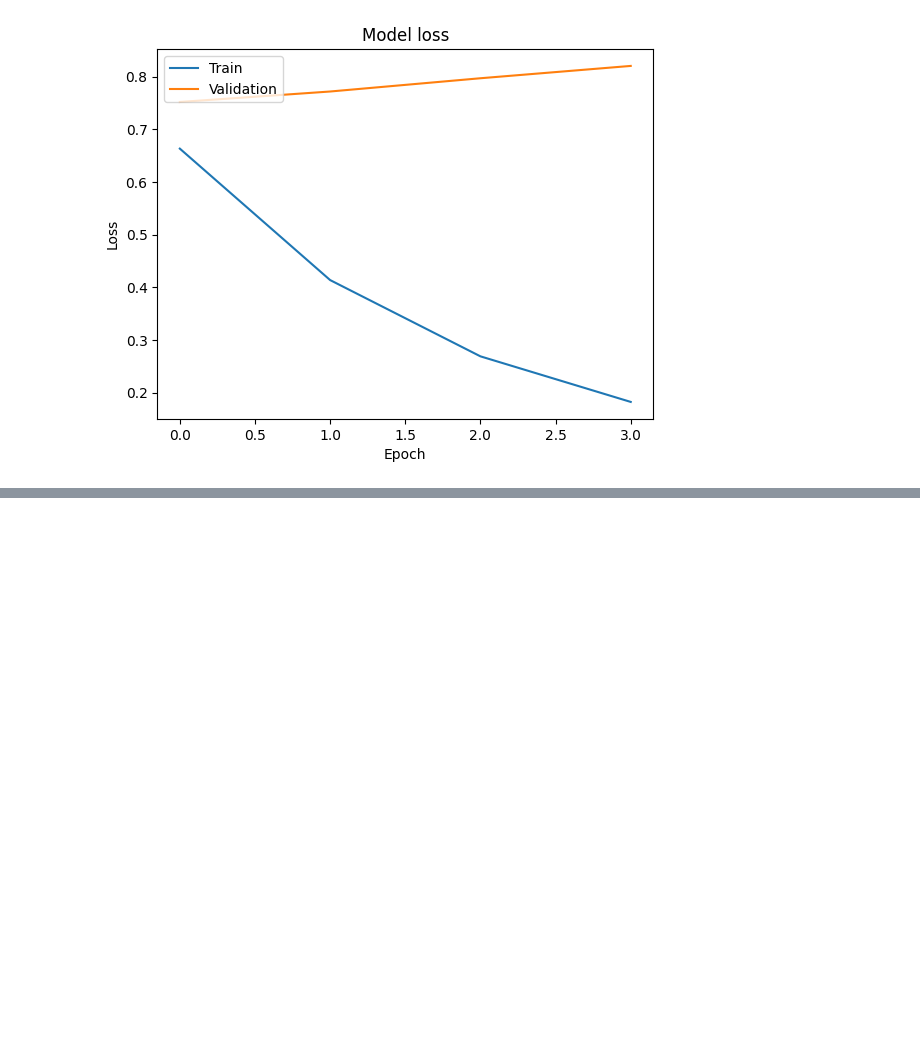
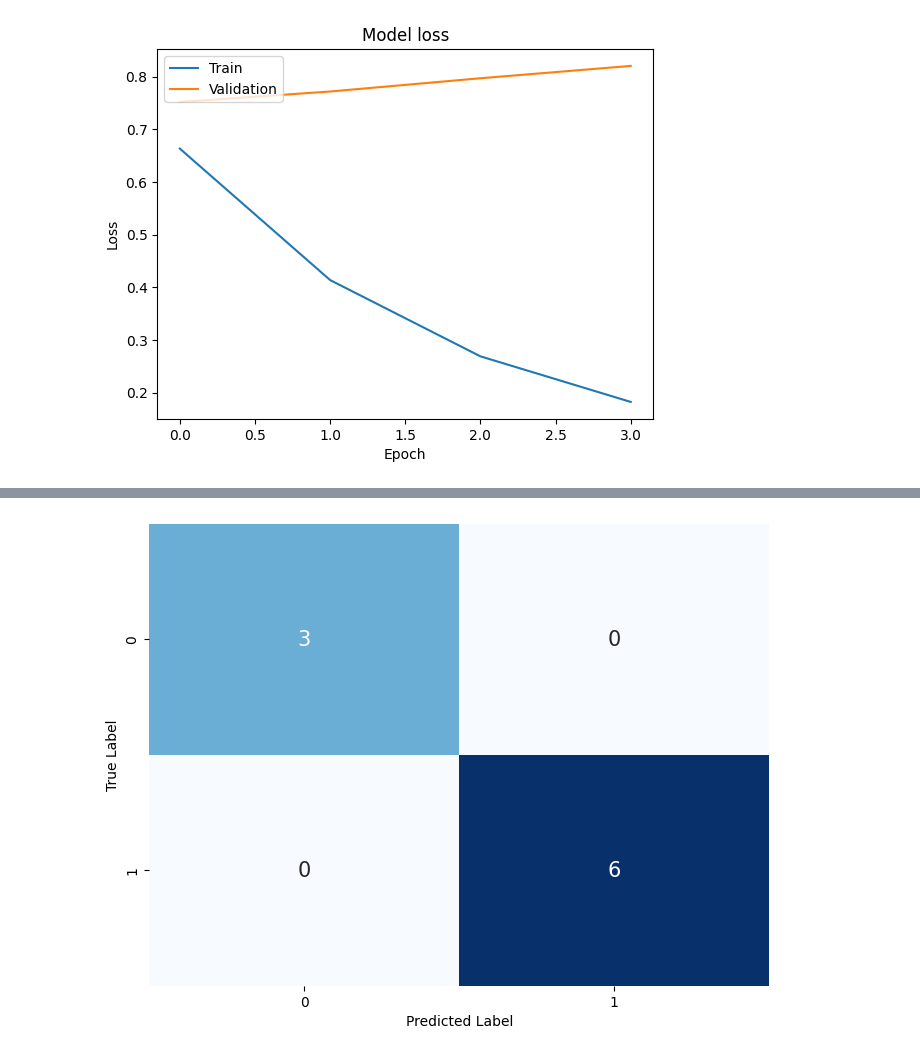
Before and after one commit to maimonahST/Signal_It, a Jupyter notebook: Final Version/ICA.ipynb, the cells around one changed output, grey strips where cells are left out. Drawn from its saved outputs; the diff is of its cells as text; code cells hidden in the pictures; blank space fills up the shorter version.

```diff
--- a/Final Version/ICA.ipynb
+++ b/Final Version/ICA.ipynb
@@ -557,7 +619,7 @@ weighted avg       0.44      0.67      0.53         9
 # Bernoulli NB
 
 from sklearn.naive_bayes import BernoulliNB
-model=fit_and_evaluate(X_train_ml, y_train_ml, X_test_ml, y_test_ml,
+BernoulliNB =fit_and_evaluate(X_train_ml, y_train_ml, X_test_ml, y_test_ml,
                        BernoulliNB(alpha = 0.1, binarize = 0.0, fit_prior = True))
 # %% [output]
 Accuracy: 0.7777777777777778
@@ -576,0 +643,5 @@ weighted avg       0.78      0.78      0.78         9
+# %%
+# save model
+import pickle
+with open('/content/drive/MyDrive/GP/ICA/BernoulliNB_ica.pkl', 'wb') as f:
+    pickle.dump(BernoulliNB, f)
@@ -578,7 +651,7 @@ weighted avg       0.78      0.78      0.78         9
 # Gaussian NB
 
 from sklearn.naive_bayes import GaussianNB
-model=fit_and_evaluate(X_train_ml, y_train_ml, X_test_ml, y_test_ml,
+gaussianNB =fit_and_evaluate(X_train_ml, y_train_ml, X_test_ml, y_test_ml,
                        GaussianNB())
 # %% [output]
 Accuracy: 0.2222222222222222
@@ -598,3 +675,8 @@ weighted avg       0.28      0.22      0.22         9
+# %%
+# save model
+import pickle
+with open('/content/drive/MyDrive/GP/ICA/gaussianNB_ica.pkl', 'wb') as f:
+    pickle.dump(gaussianNB, f)
 # %% [markdown]
 ## DL Models
 # %%
@@ -953,0 +1040,85 @@ weighted avg       0.87      0.78      0.78         9
+# %%
+import numpy as np
+from keras.models import load_model
+import joblib
+
+# Load pre-trained models
+# model1 = load_model('/content/drive/MyDrive/GP/ICA/Adaboost_ica.pkl')
+# model2 = load_model('/content/drive/MyDrive/GP/ICA/BernoulliNB_ica.pkl')
+# model3 = load_model('/content/drive/MyDrive/GP/ICA/RF_ica.pkl')
+# model4 = load_model('/content/drive/MyDrive/GP/ICA/XGBoost_ica.pkl')
+# model5 = load_model('/content/drive/MyDrive/GP/ICA/gaussianNB_ica.pkl')
+# model6 = load_model('/content/drive/MyDrive/GP/ICA/knn_ica.pkl')
+# model7 = load_model('/content/drive/MyDrive/GP/ICA/dt_ica.pkl')
+
+
+# # Assuming you have test data 'X_test'
+# # Make predictions using each model
+# preds1 = model1.predict(X_test_ml)
+# preds2 = model2.predict(X_test_ml)
+# preds3 = model3.predict(X_test_ml)
+# preds4 = model4.predict(X_test_ml)
+# preds5 = model5.predict(X_test_ml)
+# preds6 = model6.predict(X_test_ml)
+# preds7 = model7.predict(X_test_ml)
+
+
+# File paths
+model_paths = [
+    '/content/drive/MyDrive/GP/ICA/Adaboost_ica.pkl',
+    '/content/drive/MyDrive/GP/ICA/BernoulliNB_ica.pkl',
+    '/content/drive/MyDrive/GP/ICA/RF_ica.pkl',
+    '/content/drive/MyDrive/GP/ICA/XGBoost_ica.pkl',
+    '/content/drive/MyDrive/GP/ICA/gaussianNB_ica.pkl',
+    '/content/drive/MyDrive/GP/ICA/knn_ica.pkl',
+    '/content/drive/MyDrive/GP/ICA/dt_ica.pkl'
+]
+
+# Load pre-trained models
+models = []
+for path in model_paths:
+    try:
+        model = joblib.load(path)
+        models.append(model)
+    except Exception as e:
+        print(f"Failed to load model from {path}: {e}")
+
+
+# Average the predictions
+avg_preds = np.mean([model.predict(X_test_ml) for model in models], axis=0)
+
+# Make final predictions by taking the argmax (for classification) or leave as is for regression
+final_preds = (avg_preds > 0.5).astype(int)  # Assuming a classification task
+
+# Example evaluation for classification ( accuracy precision , recall , fi-score)
+from sklearn.metrics import accuracy_score
+
+
+
+# Calculate evaluation metrics
+accuracy = accuracy_score(y_test,final_preds)
+precision = precision_score(y_test, final_preds)
+recall = recall_score(y_test, final_preds)
+f1 = f1_score(y_test,final_preds)
+
+
+# Print the results
+print("Accuracy:", accuracy)
+print("Recall:", recall)
+print("Precision:", precision)
+print("F1-score:", f1)
+
+
+print("Classification Report (Test):\n", classification_report(y_test, final_preds))
+
+# Compute the confusion matrix for the test set
+cm_test = confusion_matrix(y_test, final_preds)
+
+# Plot the confusion matrix for the test set
+plt.figure(figsize=(8, 6))
+sns.heatmap(cm_test, annot=True, fmt="d", cmap="Blues", cbar=False, annot_kws={"fontsize": 15}) # Adjust fontsize as needed
+plt.xlabel("Predicted Label")
+plt.ylabel("True Label")
+# plt.title(f"Confusion Matrix for Decision Tree {model.__class__}")
+plt.show()
+# %% [output]
@@ -953,0 +1138 @@ weighted avg       0.87      0.78      0.78         9
+[figure, added]
```
Also changed, not shown: parts of 32 cells of this notebook.
